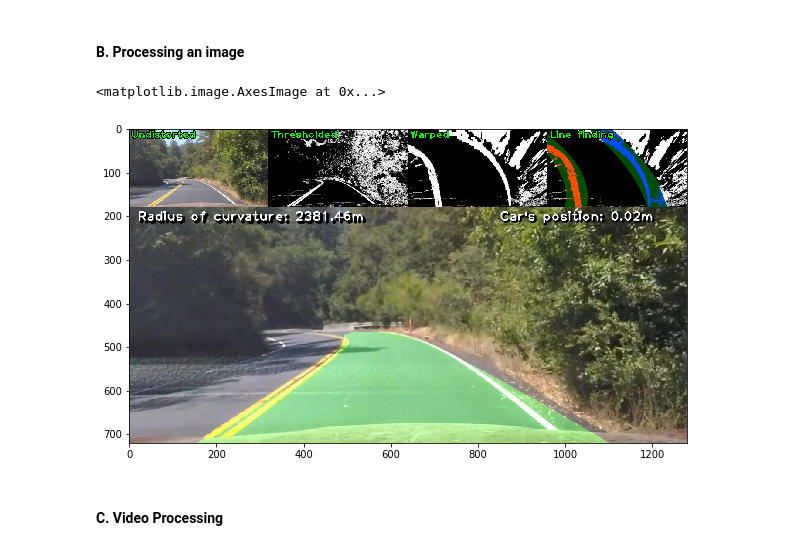
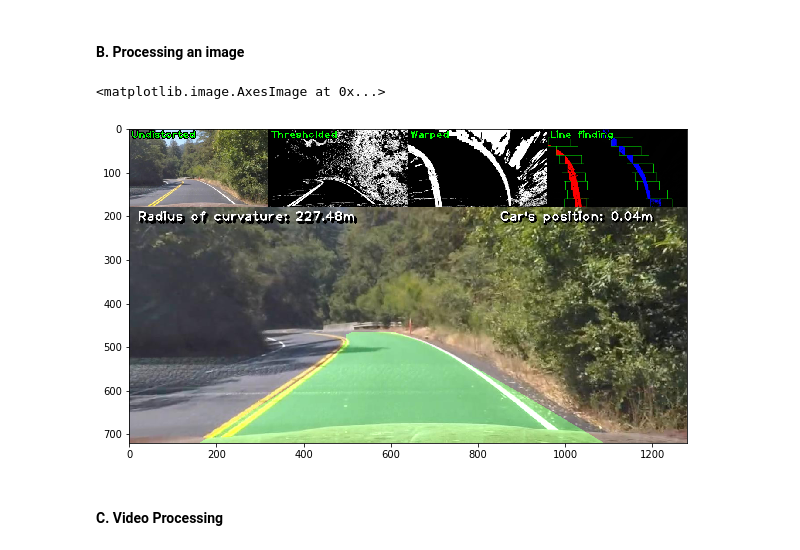
Before and after one commit to IbnouT/Advanced-Lane-Lines-Udacity, a Jupyter notebook: Pipeline.ipynb, the cells around one changed output. Drawn from its saved outputs; the diff is of its cells as text; code cells hidden in the pictures.

Commit message:
Fixed issue in computing the radius of curvature

```diff
--- a/Pipeline.ipynb
+++ b/Pipeline.ipynb
@@ -1261,13 +1261,15 @@ class Line():
         self.max_delta_lane_width = max_delta_lane_width #0.5 #m #***
 
 
-    def _curvature_real(self, fit, y_eval):
+    def _curvature_real(self, fitx, ploty):
         '''
         Calculates the curvature of polynomial functions in meters.
         Define y-value where we want radius of curvature
         '''
+        meter_fit = np.polyfit(ploty*self.ym_per_pix, fitx*self.xm_per_pix, 2)
+        meter_y_eval = np.max(ploty)*self.ym_per_pix
         # Define y-value where we want radius of curvature
-        curverad = np.power(1 + (2*fit[0]*y_eval*self.ym_per_pix + fit[1])**2, 1.5)/(2*np.abs(fit[0]))
+        curverad = np.power(1 + (2*meter_fit[0]*meter_y_eval + meter_fit[1])**2, 1.5)/(2*np.abs(meter_fit[0]))
         return curverad
 
 
@@ -1293,7 +1295,7 @@ class Line():
     def update(self, fit, fitx, ploty, lane_width, skip_check=False):
         if fit is None or fitx is None or ploty is None:
             return
-        rad_curv = self._curvature_real(fit, np.max(ploty))
+        rad_curv = self._curvature_real(fitx, ploty)
         if lane_width is not None:
             self.lane_widths.append(lane_width)
             self.best_lane_width = np.mean(self.lane_widths)
@@ -1443,13 +1445,15 @@ def process_image(image):
                     cv2.FONT_HERSHEY_PLAIN, 2,(255,255,255),2,cv2.LINE_AA)
     return result
 # %%
+LEFT_LINES = Line()
+RIGHT_LINES = Line()
 timage = test_images[5][0]
 result = process_image(timage)
 _, ax1 = plt.subplots(1, 1, figsize=(10, 10))
 ax1.imshow(result)
 # %% [output]
 <matplotlib.image.AxesImage at 0x...>
-[figure, old version]
+[figure, new version]
 # %%
 # Process the test images
 result_images = []
```
Also changed, not shown: parts of 3 cells of this notebook, 29 other files.
